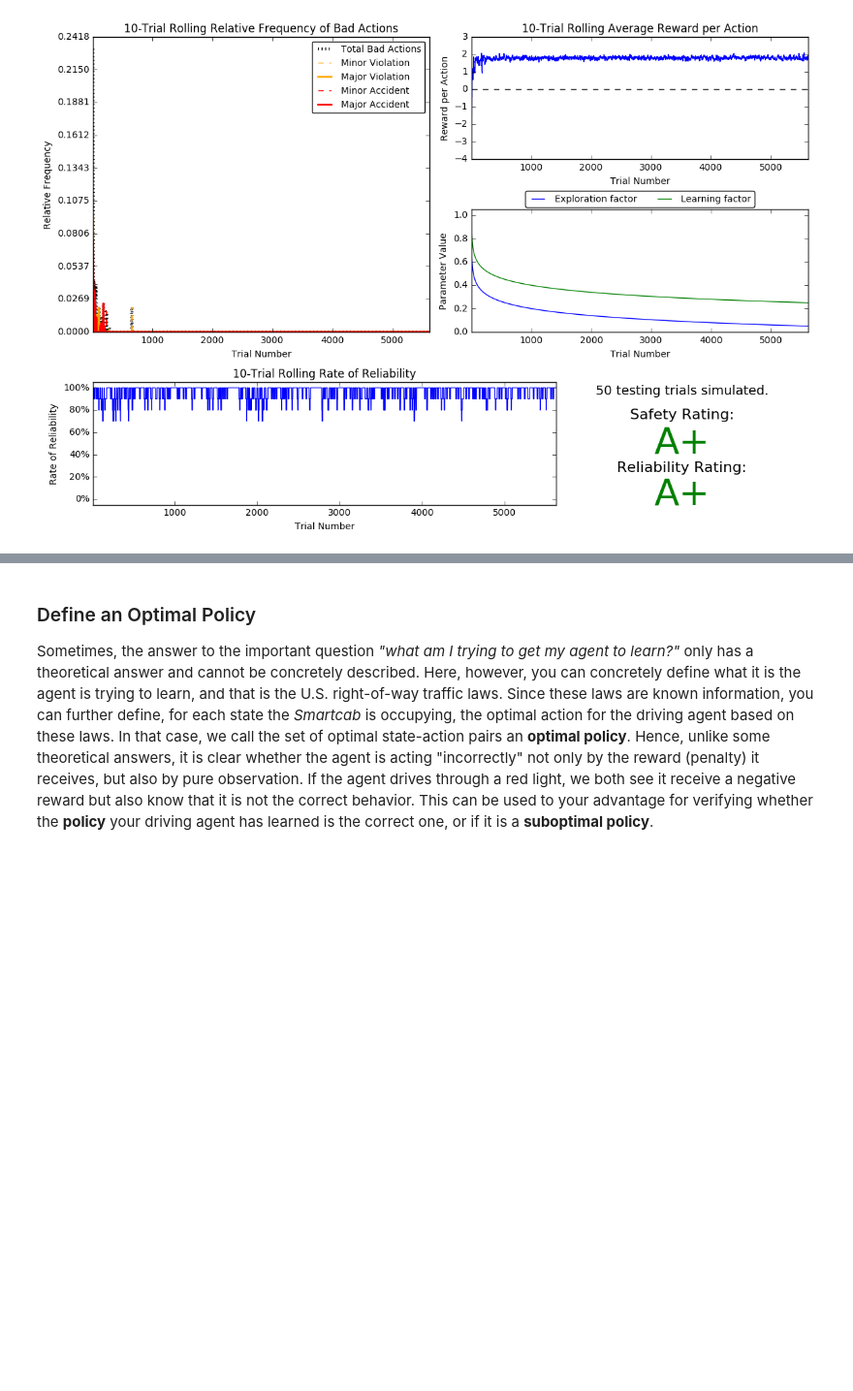
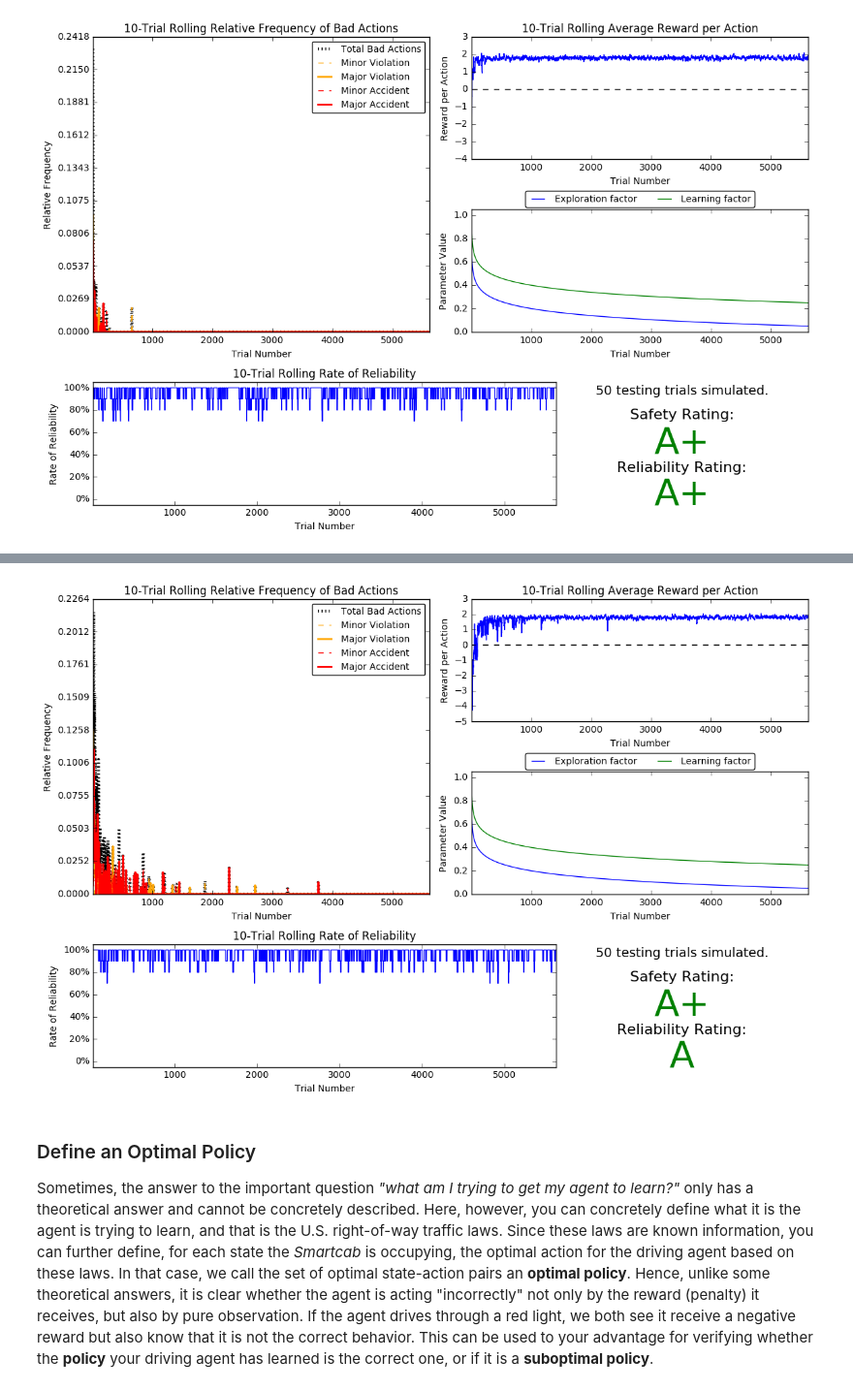
Before and after one commit to echowaiwai/smartcab-2, a Jupyter notebook: smartcab.ipynb, the cells around one changed output, grey strips where cells are left out. Shown: that part at 97% size. Drawn from its saved outputs; the diff is of its cells as text; code cells hidden in the pictures; blank space fills up the shorter version.

```diff
--- a/smartcab.ipynb
+++ b/smartcab.ipynb
@@ -291,3 +296,7 @@ vs.plot_trials('sim_improved-learning.csv')
+# %%
+vs.plot_trials('sim_improved-learning.csv')
+# %% [output]
+[figure, added]
 # %% [markdown]
 ### Define an Optimal Policy
 
```
Also changed, not shown: parts of 3 cells of this notebook.
